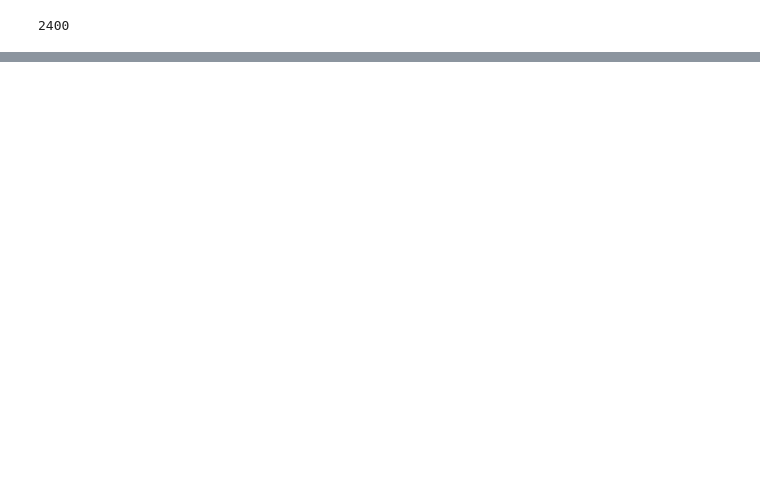
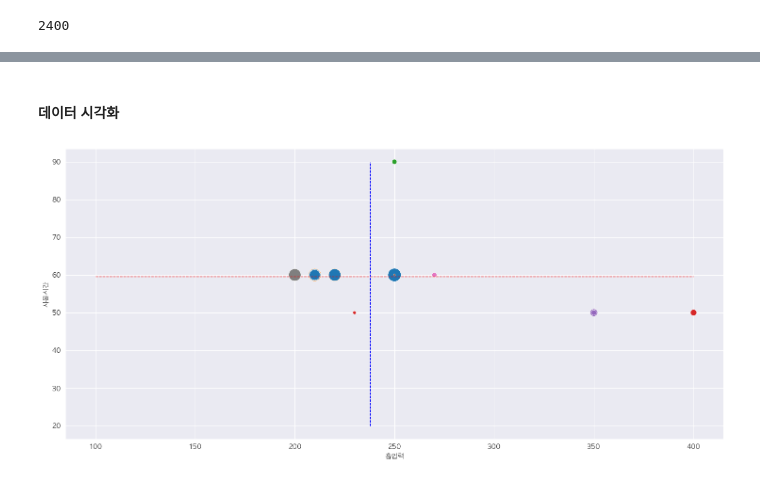
Before and after one commit to king-dong-gun/python_bigdata_analyze, a Jupyter notebook: day08/data18_ wirelessCleaner.popularItem.Analyze.ipynb, the cells around one changed output, grey strips where cells are left out. Saved outputs shown, nothing was run; the diff lists cells and outputs as text; code cells hidden in the pictures; blank space fills up the shorter version.

```diff
--- a/day08/data18_ wirelessCleaner.popularItem.Analyze.ipynb
+++ b/day08/data18_ wirelessCleaner.popularItem.Analyze.ipynb
@@ -499,0 +707,3 @@ dfLast.to_excel('./data/다나와_무선청소기_전처리결과_최종.xlsx',
+# %%
+## 가성비 좋은 제품 분석
+chartData = dfDataFinal[condition1 & condition2 & condition3]
@@ -499,0 +726,2 @@ dfLast.to_excel('./data/다나와_무선청소기_전처리결과_최종.xlsx',
+# %% [markdown]
+#### 데이터 시각화
@@ -499,0 +734,25 @@ dfLast.to_excel('./data/다나와_무선청소기_전처리결과_최종.xlsx',
+# %%
+sns.set_style('darkgrid')
+# %%
+# 한글 꺠짐문제 해결
+from matplotlib import rc
+
+rc('font', family='AppleGothic')
+
+plt.rcParams['axes.unicode_minus'] = False
+# %%
+## 흡입력, 사용시간 최대값, 최소값
+suctionMax = chartData['흡입력'].max() # 420
+useTimeMax = chartData['사용시간'].max() # 180
+suctionMean = chartData['흡입력'].mean() # 229
+useTimeMean = chartData['사용시간'].mean() # 51.9
+# %%
+fig = plt.figure(figsize=(18, 8))
+
+sns.scatterplot(data=chartData, x='흡입력', y='사용시간', size='가격', sizes=(10, 400), hue=chartData['제조회사'], legend=False)
+plt.plot([100, suctionMax], [useTimeMean, useTimeMean], 'r--', lw=1) # 사용시간 평균치 줄표시
+plt.plot([suctionMean, suctionMean], [20, useTimeMax], 'b--', lw=1) # 흡입력 평균치 줄표시
+
+plt.show()
+# %% [output]
+[figure, added]
```
Also changed, not shown: parts of 31 cells of this notebook, 4 other files.
